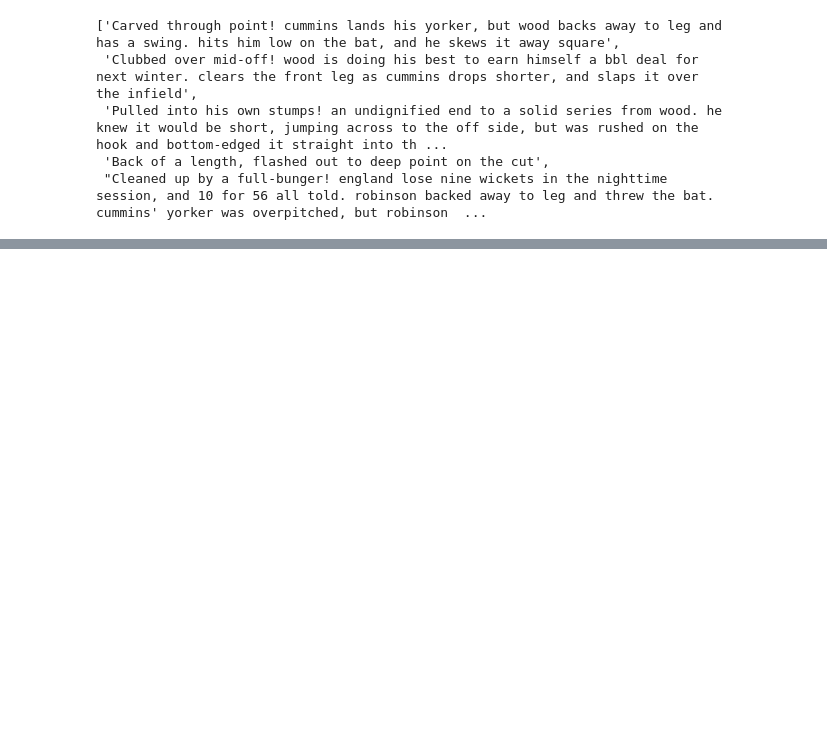
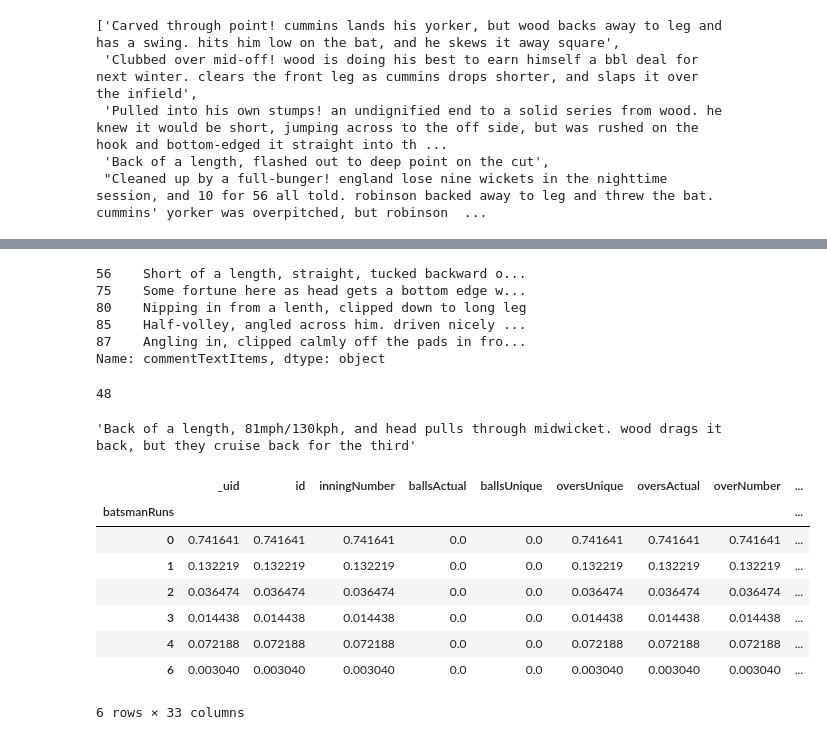
Before and after one commit to abhiramjoshi/cricket_analysis, a Jupyter notebook: commentary_pipeline_dev.ipynb, the cells around one changed output, grey strips where cells are left out. Saved outputs shown, nothing was run; the diff lists cells and outputs as text; code cells hidden in the pictures; blank space fills up the shorter version.

```diff
--- a/commentary_pipeline_dev.ipynb
+++ b/commentary_pipeline_dev.ipynb
@@ -458,0 +497,17 @@ train_set.label_names
+# %%
+singles['commentTextItems']
+# %% [output]
+56    Short of a length, straight, tucked backward o...
+75    Some fortune here as head gets a bottom edge w...
+80    Nipping in from a lenth, clipped down to long leg
+85    Half-volley, angled across him. driven nicely ...
+87    Angling in, clipped calmly off the pads in fro...
+Name: commentTextItems, dtype: object
+# %%
+doubles['commentTextItems'].size
+# %% [output]
+48
+# %%
+threes['commentTextItems'].iloc[3]
+# %% [output]
+'Back of a length, 81mph/130kph, and head pulls through midwicket. wood drags it back, but they cruise back for the third'
@@ -458,0 +516,12 @@ train_set.label_names
+# %%
+fifth_ashes_test.groupby('batsmanRuns').count()/fifth_ashes_test.shape[0]
+# %% [output]
+|  | _uid | id | inningNumber | ballsActual | ballsUnique | oversUnique | oversActual | overNumber | ... |
+| batsmanRuns |  |  |  |  |  |  |  |  | ... |
+| 0 | 0.741641 | 0.741641 | 0.741641 | 0.0 | 0.0 | 0.741641 | 0.741641 | 0.741641 | ... |
+| 1 | 0.132219 | 0.132219 | 0.132219 | 0.0 | 0.0 | 0.132219 | 0.132219 | 0.132219 | ... |
+| 2 | 0.036474 | 0.036474 | 0.036474 | 0.0 | 0.0 | 0.036474 | 0.036474 | 0.036474 | ... |
+| 3 | 0.014438 | 0.014438 | 0.014438 | 0.0 | 0.0 | 0.014438 | 0.014438 | 0.014438 | ... |
+| 4 | 0.072188 | 0.072188 | 0.072188 | 0.0 | 0.0 | 0.072188 | 0.072188 | 0.072188 | ... |
+| 6 | 0.003040 | 0.003040 | 0.003040 | 0.0 | 0.0 | 0.003040 | 0.003040 | 0.003040 | ... |
+6 rows × 33 columns
```
Also changed, not shown: parts of 18 cells of this notebook, 2 other files.
